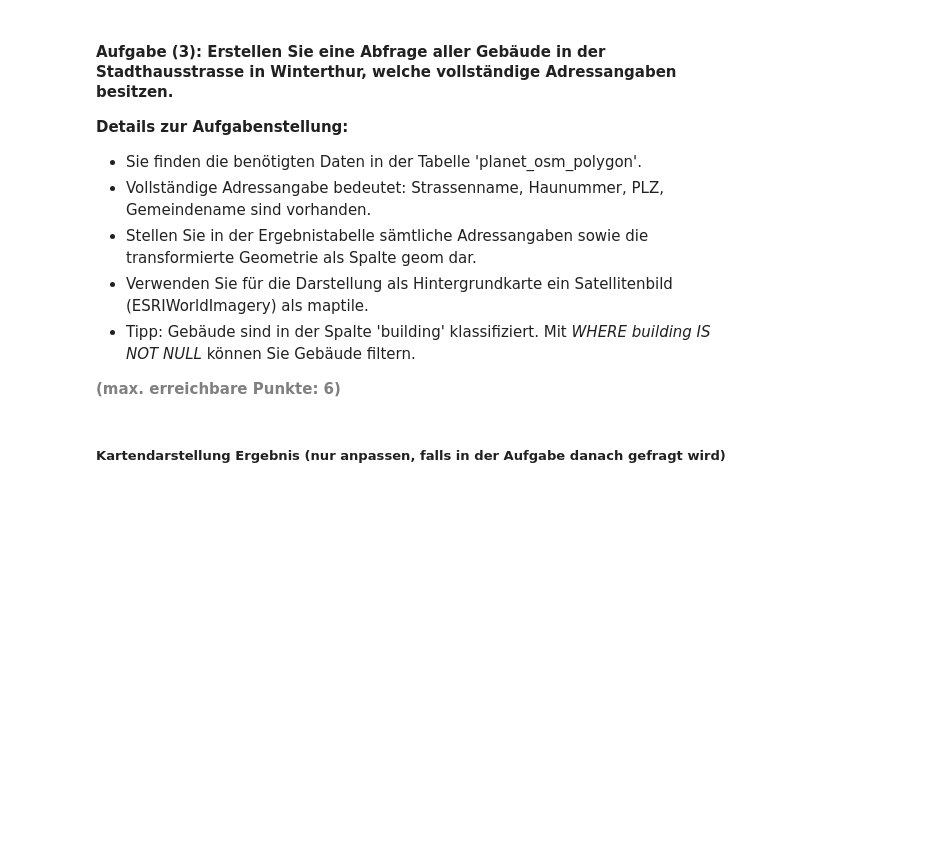
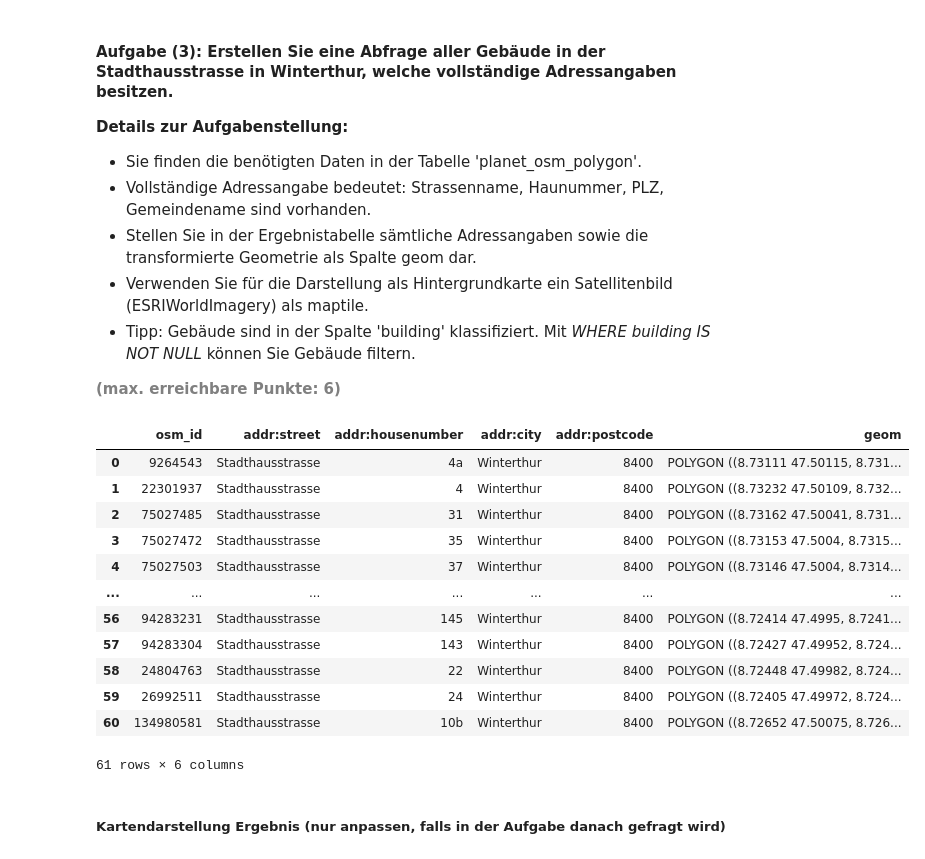
Before and after one commit to migifor-forstmi4/python_postgresql_postgis, a Jupyter notebook: AP03_Management_Raeumliche_Daten.ipynb, the cells around one changed output. Drawn from its saved outputs; the diff is of its cells as text; code cells hidden in the pictures; blank space fills up the shorter version.

```diff
--- a/AP03_Management_Raeumliche_Daten.ipynb
+++ b/AP03_Management_Raeumliche_Daten.ipynb
@@ -299,21 +299,47 @@ m
 # %%
 # Engine für Datenbankverbindung erstellen
 engine = create_engine(db_connection_url)
 
 # Ergänzen Sie die SQL-Abfrage, um die Aufgabe zu lösen
 sql = """SELECT
+            p.osm_id,
+            p."addr:street",
+            p."addr:housenumber",
+            p."addr:city",
+            p."addr:postcode",
+            st_transform(p.way, 4326) AS geom
          FROM
+            planet_osm_polygon AS p
          WHERE
+            p.building IS NOT NULL
+            AND p."addr:street" = 'Stadthausstrasse'
+            AND p."addr:housenumber" IS NOT NULL
+            AND p."addr:postcode" IS NOT NULL
+            AND p."addr:city" IS NOT NULL
      ;"""
 
 # Ergebnis in GeoDataFrame abspeichern
 gdf = gpd.GeoDataFrame.from_postgis(sql, engine)
 
 # Datenbankverbindung trennen
 engine.dispose()
 
 # Zeigen des GeoDataFrames
 gdf
+# %% [output]
+|  | osm_id | addr:street | addr:housenumber | addr:city | addr:postcode | geom |
+| 0 | 9264543 | Stadthausstrasse | 4a | Winterthur | 8400 | POLYGON ((8.73111 47.50115, 8.731... |
+| 1 | 22301937 | Stadthausstrasse | 4 | Winterthur | 8400 | POLYGON ((8.73232 47.50109, 8.732... |
+| 2 | 75027485 | Stadthausstrasse | 31 | Winterthur | 8400 | POLYGON ((8.73162 47.50041, 8.731... |
+| 3 | 75027472 | Stadthausstrasse | 35 | Winterthur | 8400 | POLYGON ((8.73153 47.5004, 8.7315... |
+| 4 | 75027503 | Stadthausstrasse | 37 | Winterthur | 8400 | POLYGON ((8.73146 47.5004, 8.7314... |
+| ... | ... | ... | ... | ... | ... | ... |
+| 56 | 94283231 | Stadthausstrasse | 145 | Winterthur | 8400 | POLYGON ((8.72414 47.4995, 8.7241... |
+| 57 | 94283304 | Stadthausstrasse | 143 | Winterthur | 8400 | POLYGON ((8.72427 47.49952, 8.724... |
+| 58 | 24804763 | Stadthausstrasse | 22 | Winterthur | 8400 | POLYGON ((8.72448 47.49982, 8.724... |
+| 59 | 26992511 | Stadthausstrasse | 24 | Winterthur | 8400 | POLYGON ((8.72405 47.49972, 8.724... |
+| 60 | 134980581 | Stadthausstrasse | 10b | Winterthur | 8400 | POLYGON ((8.72652 47.50075, 8.726... |
+61 rows × 6 columns
 # %% [markdown]
 ##### <b>Kartendarstellung Ergebnis (nur anpassen, falls in der Aufgabe danach gefragt wird)</b>
 # %%
```
Also changed, not shown: parts of 3 cells of this notebook.
